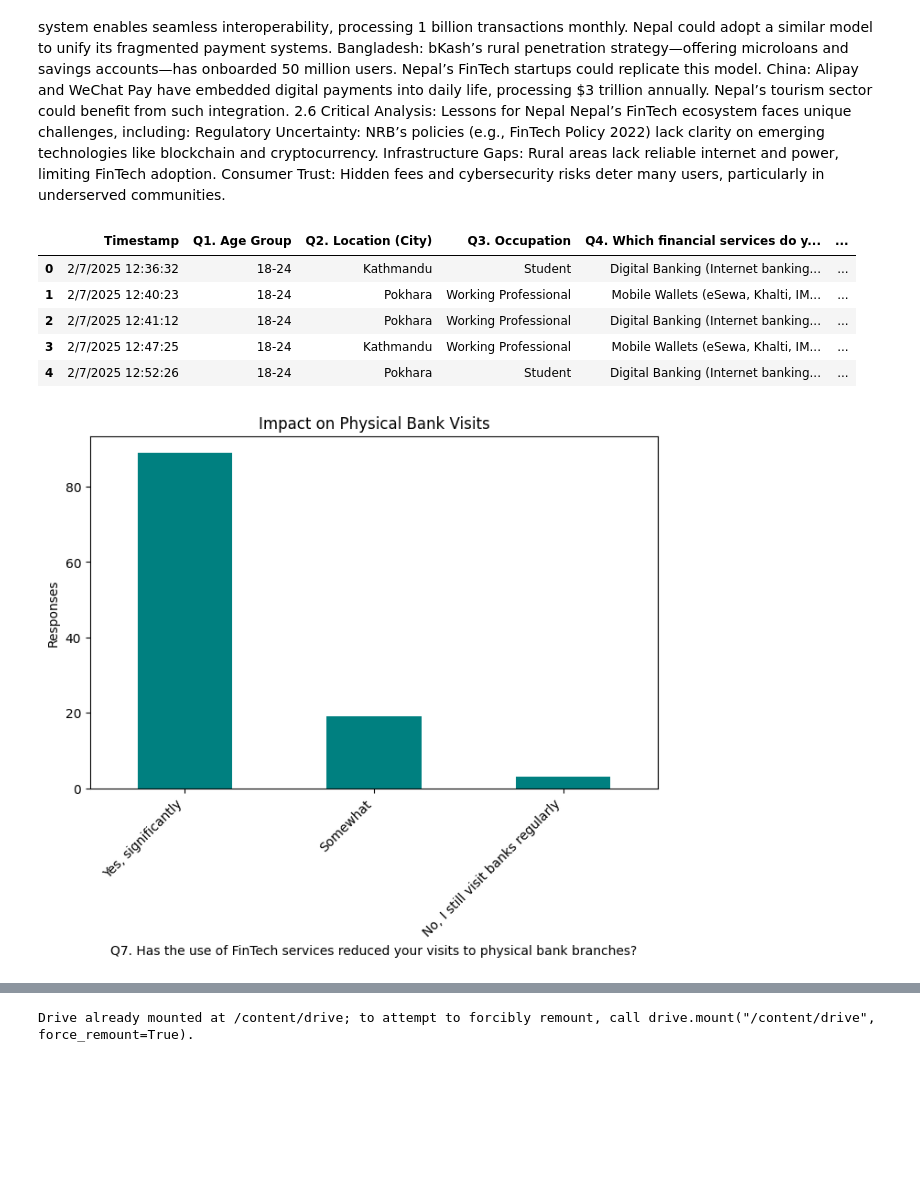
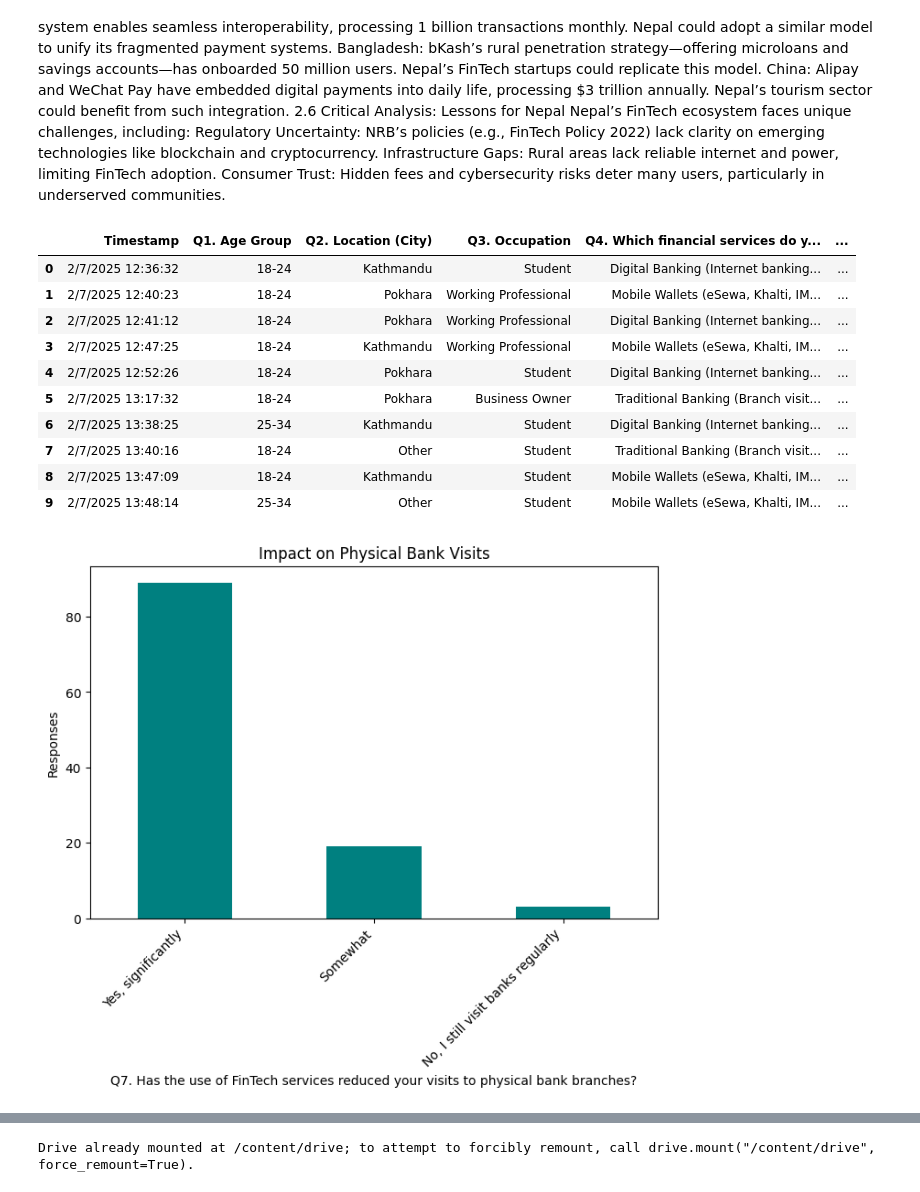
Before and after one commit to nandikathapa4-gif/FinTech-Adoption-and-the-Evolution-of-Banking-in-Nepal, a Jupyter notebook: FinTech_Survey_Analysis_Nepal.ipynb, the cells around one changed output, grey strips where cells are left out. Saved outputs shown, nothing was run; the diff lists cells and outputs as text; code cells hidden in the pictures; blank space fills up the shorter version.

```diff
--- a/FinTech_Survey_Analysis_Nepal.ipynb
+++ b/FinTech_Survey_Analysis_Nepal.ipynb
@@ -26,7 +25,7 @@ import matplotlib.pyplot as plt
 import seaborn as sns
 
 df = pd.read_csv('/content/drive/My Drive/GITHUB/fintech_responses.csv')  # Load the CSV file from Google Drive/GITHUB
-display(df.head())
+display(df.head(10))
 
 # Q7: Branch visits reduction
 plt.figure(figsize=(8,5))
@@ -36,33 +35,38 @@ plt.ylabel('Responses')
 plt.xticks(rotation=45, ha='right')
 plt.show()
 
 # Q8: Satisfaction
 plt.figure(figsize=(6,4))
 df['Q8. How satisfied are you with FinTech services compared to traditional banking?'].astype(int).value_counts().sort_index().plot(kind='bar', color='green')
 plt.title('Satisfaction Level (1-5)')
 plt.xlabel('Score')
 plt.show()
 
 # Q9: Adoption reasons (multi-select split)
 reasons = df['Q9. What are the main reasons you use FinTech services over traditional banking?'].str.split(', ').explode().str.strip()
 top_reasons = reasons.value_counts().head(10)
 top_reasons.plot(kind='barh', color='skyblue')
 plt.title('Top Adoption Drivers')
 plt.xlabel('Responses')
 plt.show()
 
 # Q13: Future outlook
 plt.figure(figsize=(6,6))
 df['Q13. Do you think FinTech services will replace traditional banking in Nepal in the next 10 years?'].value_counts().plot(kind='pie', autopct='%1.1f%%')
 plt.title('Will FinTech Replace Traditional Banking?')
 plt.show()
 # %% [output]
 |  | Timestamp | Q1. Age Group | Q2. Location (City) | Q3. Occupation | Q4. Which financial services do y... | ... |
 | 0 | 2/7/2025 12:36:32 | 18-24 | Kathmandu | Student | Digital Banking (Internet banking... | ... |
 | 1 | 2/7/2025 12:40:23 | 18-24 | Pokhara | Working Professional | Mobile Wallets (eSewa, Khalti, IM... | ... |
 | 2 | 2/7/2025 12:41:12 | 18-24 | Pokhara | Working Professional | Digital Banking (Internet banking... | ... |
 | 3 | 2/7/2025 12:47:25 | 18-24 | Kathmandu | Working Professional | Mobile Wallets (eSewa, Khalti, IM... | ... |
 | 4 | 2/7/2025 12:52:26 | 18-24 | Pokhara | Student | Digital Banking (Internet banking... | ... |
+| 5 | 2/7/2025 13:17:32 | 18-24 | Pokhara | Business Owner | Traditional Banking (Branch visit... | ... |
+| 6 | 2/7/2025 13:38:25 | 25-34 | Kathmandu | Student | Digital Banking (Internet banking... | ... |
+| 7 | 2/7/2025 13:40:16 | 18-24 | Other | Student | Traditional Banking (Branch visit... | ... |
+| 8 | 2/7/2025 13:47:09 | 18-24 | Kathmandu | Student | Mobile Wallets (eSewa, Khalti, IM... | ... |
+| 9 | 2/7/2025 13:48:14 | 25-34 | Other | Student | Mobile Wallets (eSewa, Khalti, IM... | ... |
 [figure]
 [figure]
 [figure]
```
Also changed, not shown: parts of 30 cells of this notebook.
